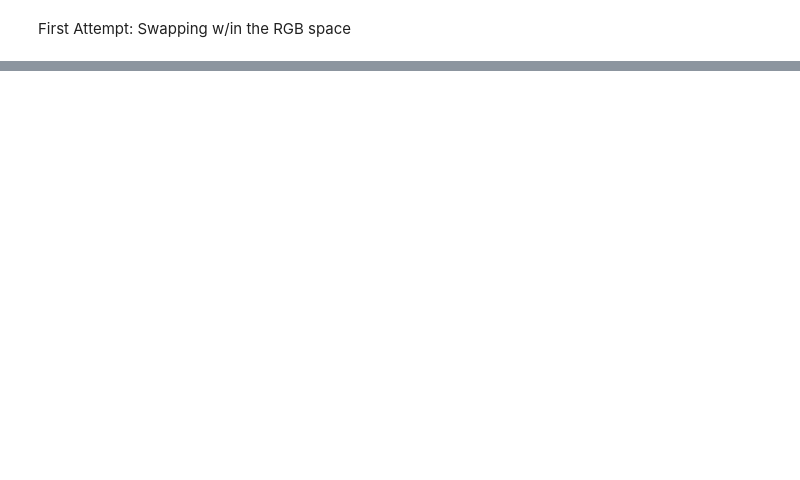
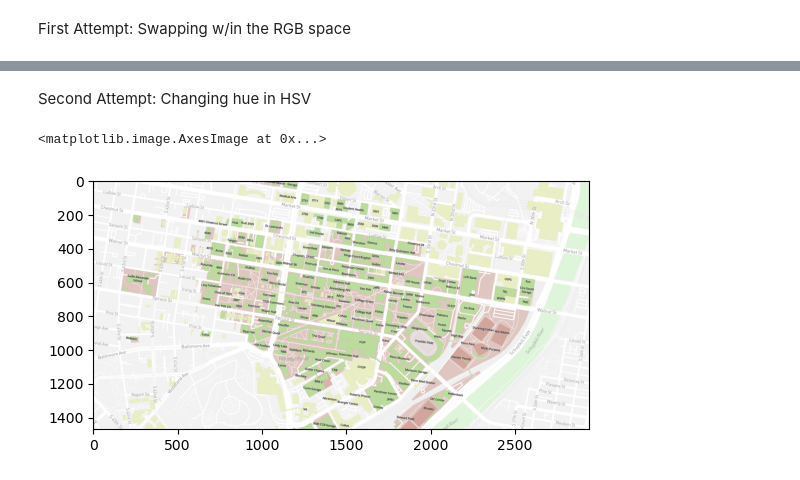
Before and after one commit to trinif/mike-wazow-see, a Jupyter notebook: test.ipynb, the cells around one changed output, grey strips where cells are left out. Saved outputs shown, nothing was run; the diff lists cells and outputs as text; code cells hidden in the pictures; blank space fills up the shorter version.

```diff
--- a/test.ipynb
+++ b/test.ipynb
@@ -38,0 +50,25 @@ plt.imshow(img_rgb)
+# %% [markdown]
+Second Attempt: Changing hue in HSV
+# %%
+# convert the image from rgb space to hsv space
+img_hsv = cv2.cvtColor(img, cv2.COLOR_RGB2HSV)
+
+# extract the hue channel from the hsv image
+hue = img_hsv[:,:,0]
+
+# decrement the hue values by 20
+hue = hue - 60
+
+# if pixel values become < 180, add 180
+cond = hue[:, :] < 0
+hue[cond] = hue[cond] + 180
+
+# assign the modified hue channel to hsv image
+img_hsv[:,:,0] = hue
+
+im = cv2.cvtColor(img_hsv, cv2.COLOR_HSV2RGB)
+
+plt.imshow(im)
+# %% [output]
+<matplotlib.image.AxesImage at 0x...>
+[figure, added]
```
Also changed, not shown: parts of 3 cells of this notebook.
